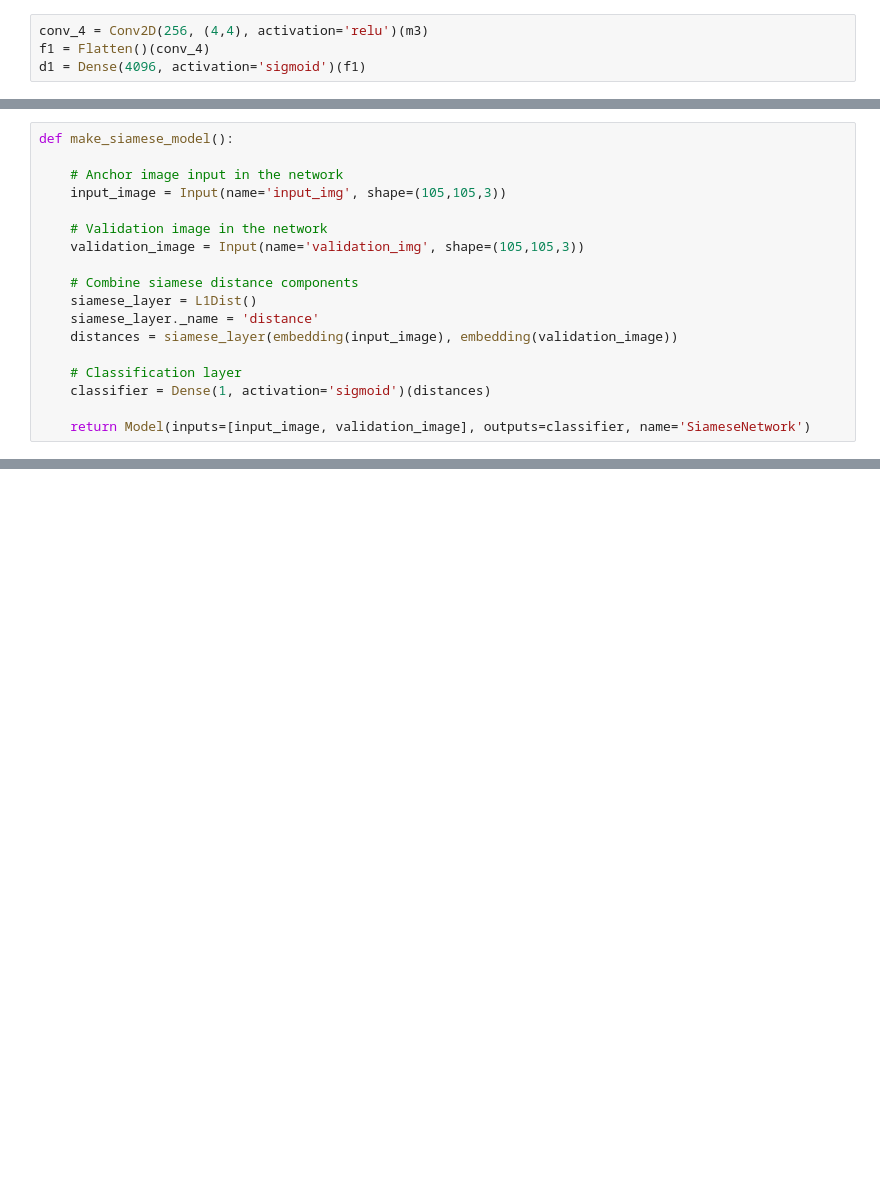
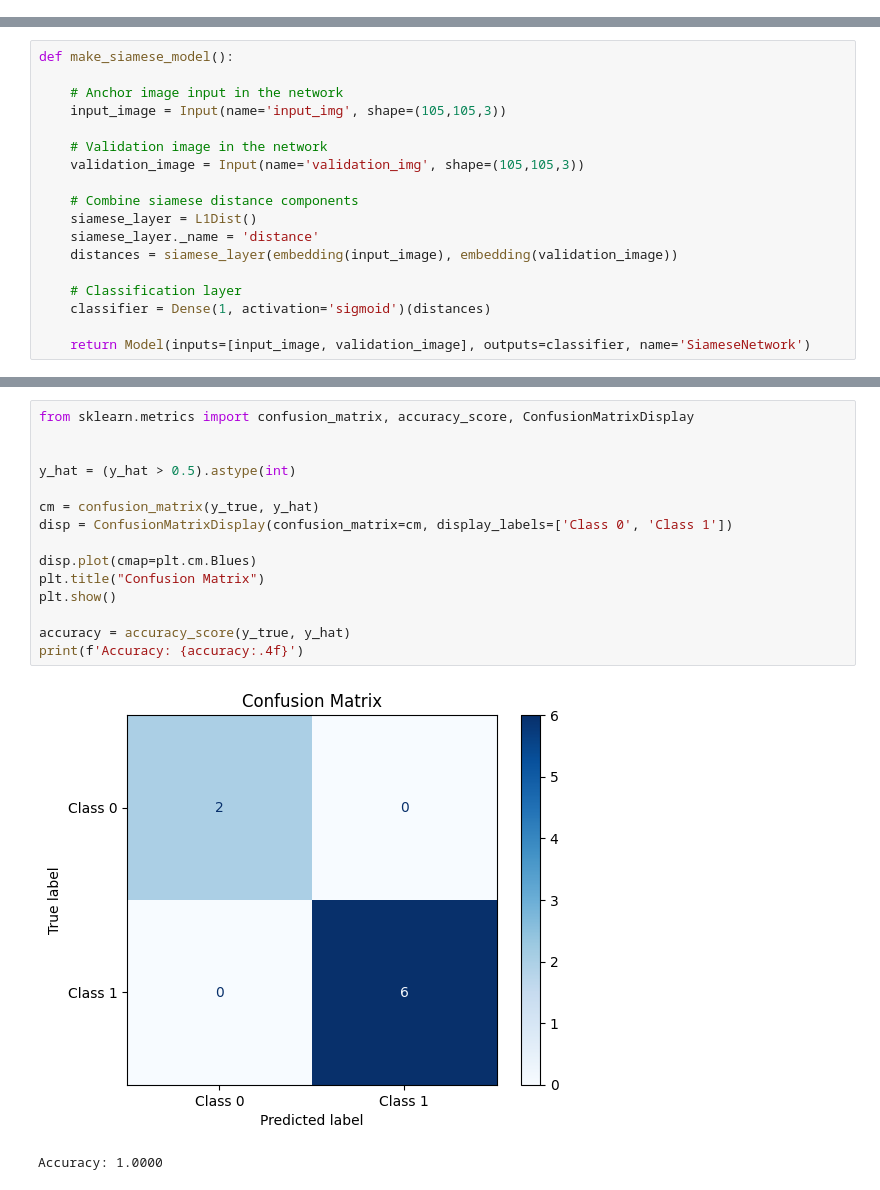
Before and after one commit to Ahmed72-AMSA/STC-Gradution-Project, a Jupyter notebook: Machine Learning/Sokrat_Face_Recognition/Face_Recognition.ipynb, the cells around one changed output, grey strips where cells are left out. Cells and saved outputs as stored; diff of their text form; blank space fills up the shorter version.

```diff
--- a/Machine Learning/Sokrat_Face_Recognition/Face_Recognition.ipynb
+++ b/Machine Learning/Sokrat_Face_Recognition/Face_Recognition.ipynb
@@ -170,4 +102,0 @@ m3
-# %%
-conv_4 = Conv2D(256, (4,4), activation='relu')(m3)
-f1 = Flatten()(conv_4)
-d1 = Dense(4096, activation='sigmoid')(f1)
@@ -298,0 +355,18 @@ ________________________________________________________________________________
+# %%
+from sklearn.metrics import confusion_matrix, accuracy_score, ConfusionMatrixDisplay
+
+
+y_hat = (y_hat > 0.5).astype(int)
+
+cm = confusion_matrix(y_true, y_hat)
+disp = ConfusionMatrixDisplay(confusion_matrix=cm, display_labels=['Class 0', 'Class 1'])
+
+disp.plot(cmap=plt.cm.Blues)
+plt.title("Confusion Matrix")
+plt.show()
+
+accuracy = accuracy_score(y_true, y_hat)
+print(f'Accuracy: {accuracy:.4f}')
+# %% [output]
+[figure, added]
+Accuracy: 1.0000
```
Also changed, not shown: parts of 44 cells of this notebook, 1 other file.
